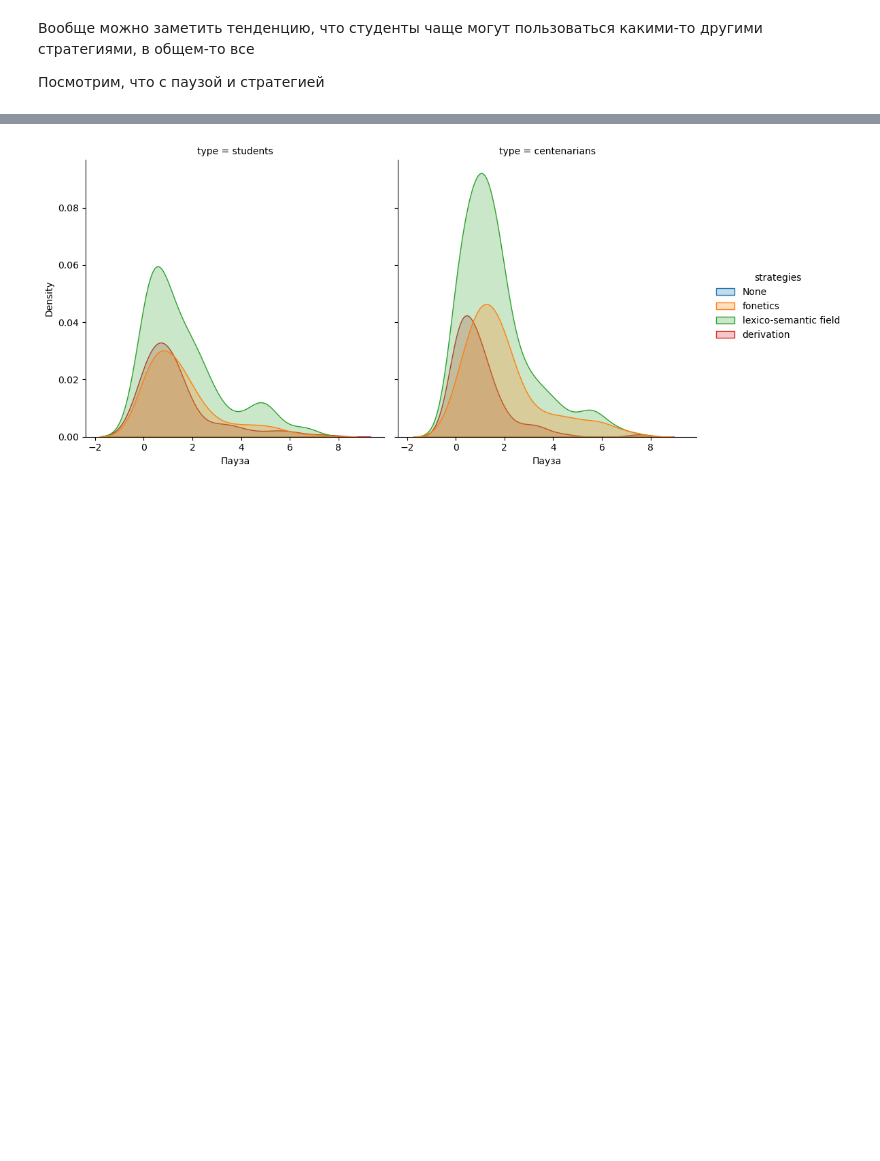
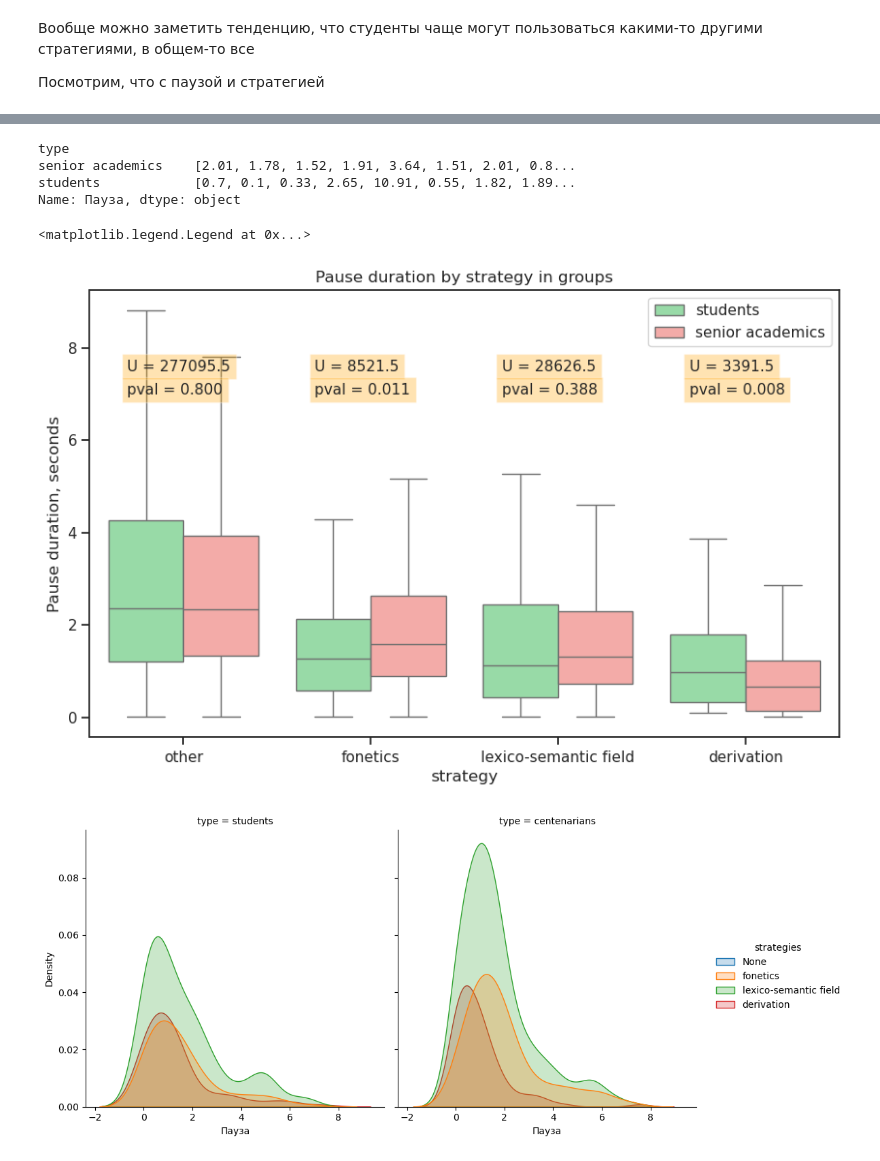
Before and after one commit to Aryunaa/Linguistics, a Jupyter notebook: pos_febr/analysis2.ipynb, the cells around one changed output, grey strips where cells are left out. Cells and saved outputs as stored; diff of their text form; code cells hidden in the pictures; blank space fills up the shorter version.

```diff
--- a/pos_febr/analysis2.ipynb
+++ b/pos_febr/analysis2.ipynb
@@ -471,0 +494,7 @@ g.legend( bbox_to_anchor=(1, 1))
+# %%
+dfj[dfj['strategies']=='lexico-semantic field'].groupby('type')['Пауза'].apply(list)
+# %% [output]
+type
+senior academics    [2.01, 1.78, 1.52, 1.91, 3.64, 1.51, 2.01, 0.8...
+students            [0.7, 0.1, 0.33, 2.65, 10.91, 0.55, 1.82, 1.89...
+Name: Пауза, dtype: object
@@ -472,3 +509,33 @@ g.legend( bbox_to_anchor=(1, 1))
+# %%
+plt.figure(figsize=(10, 6))
+sns.set_theme(style="ticks", palette="pastel")
+g = sns.boxplot(data = dfj, x='strategies',y='Пауза', hue='type', palette={'senior academics':'r', 'students':'g'}, showfliers = False);
+plt.xlabel('strategy')
+plt.ylabel('Pause duration, seconds')
+plt.title(f'Pause duration by strategy in groups')
+
+
+
+plt.text(-0.3, 7.5, f"U = {U1:.1f}", rotation = 0, fontsize = 11, bbox = dict(facecolor = 'orange', alpha = 0.3))         # Size
+      # Style)
+plt.text(-0.3, 7, f"pval = {p1:.3f}", rotation = 0, fontsize = 11, bbox = dict(facecolor = 'orange', alpha = 0.3))         # Size
+      # Style)
+plt.text(0.7, 7.5, f"U = {U2:.1f}", rotation = 0, fontsize = 11, bbox = dict(facecolor = 'orange', alpha = 0.3))         # Size
+      # Style)
+plt.text(0.7, 7, f"pval = {p2:.3f}", rotation = 0, fontsize = 11, bbox = dict(facecolor = 'orange', alpha = 0.3))         # Size
+      # Style)
+plt.text(1.7, 7.5, f"U = {U3:.1f}", rotation = 0, fontsize = 11, bbox = dict(facecolor = 'orange', alpha = 0.3))         # Size
+      # Style)
+plt.text(1.7, 7, f"pval = {p3:.3f}", rotation = 0, fontsize = 11, bbox = dict(facecolor = 'orange', alpha = 0.3))         # Size
+      # Style)
+plt.text(2.7, 7.5, f"U = {U4:.1f}", rotation = 0, fontsize = 11, bbox = dict(facecolor = 'orange', alpha = 0.3))         # Size
+      # Style)
+plt.text(2.7, 7, f"pval = {p4:.3f}", rotation = 0, fontsize = 11, bbox = dict(facecolor = 'orange', alpha = 0.3))         # Size
+      # Style)
+g.legend( bbox_to_anchor=(1, 1))
+# %% [output]
+<matplotlib.legend.Legend at 0x...>
+[figure, added]
 # %%
 sns.displot(data = df[df['strategies']!='other'], x='Пауза', hue='strategies', kind="kde", fill = True, col = 'type');
 # %% [output]
```
Also changed, not shown: parts of 21 cells of this notebook.
